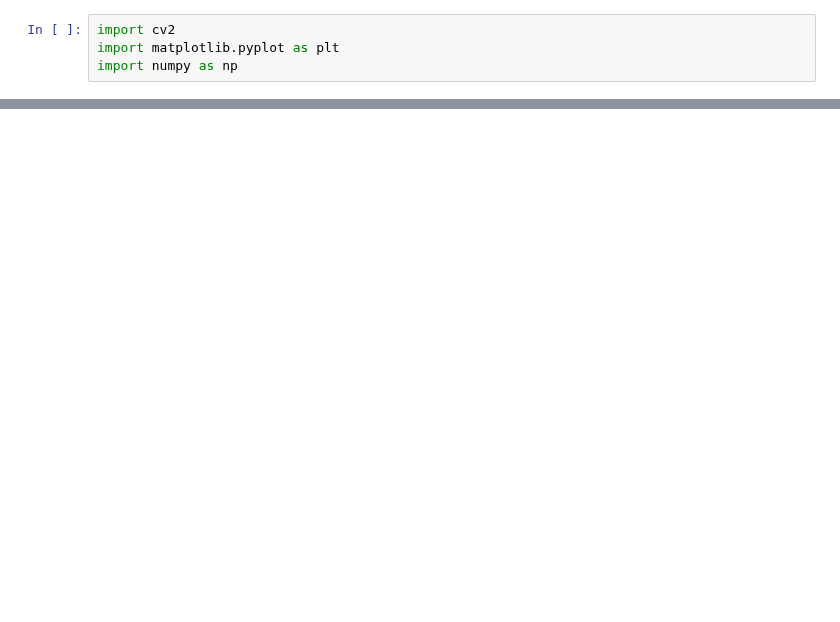
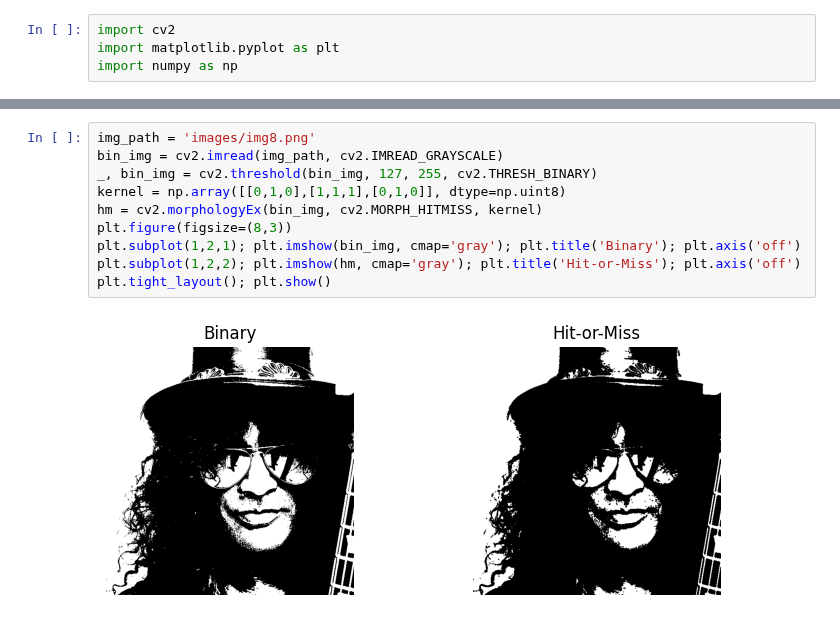
Before and after one commit to miklesz/AMIPaC, a Jupyter notebook: 15 (06) Mathematical Morphological (MM) Operations on Images/2 MM Operations on Images - Exercise.ipynb, the cells around one changed output, grey strips where cells are left out. Saved outputs shown, nothing was run; the diff lists cells and outputs as text; blank space fills up the shorter version.

```diff
--- a/15 (06) Mathematical Morphological (MM) Operations on Images/2 MM Operations on Images - Exercise.ipynb
+++ b/15 (06) Mathematical Morphological (MM) Operations on Images/2 MM Operations on Images - Exercise.ipynb
@@ -54,0 +92,12 @@ plt.show()
+# %%
+img_path = 'images/img8.png'
+bin_img = cv2.imread(img_path, cv2.IMREAD_GRAYSCALE)
+_, bin_img = cv2.threshold(bin_img, 127, 255, cv2.THRESH_BINARY)
+kernel = np.array([[0,1,0],[1,1,1],[0,1,0]], dtype=np.uint8)
+hm = cv2.morphologyEx(bin_img, cv2.MORPH_HITMISS, kernel)
+plt.figure(figsize=(8,3))
+plt.subplot(1,2,1); plt.imshow(bin_img, cmap='gray'); plt.title('Binary'); plt.axis('off')
+plt.subplot(1,2,2); plt.imshow(hm, cmap='gray'); plt.title('Hit-or-Miss'); plt.axis('off')
+plt.tight_layout(); plt.show()
+# %% [output]
+[figure, added]
```
Also changed, not shown: parts of 15 cells of this notebook.
